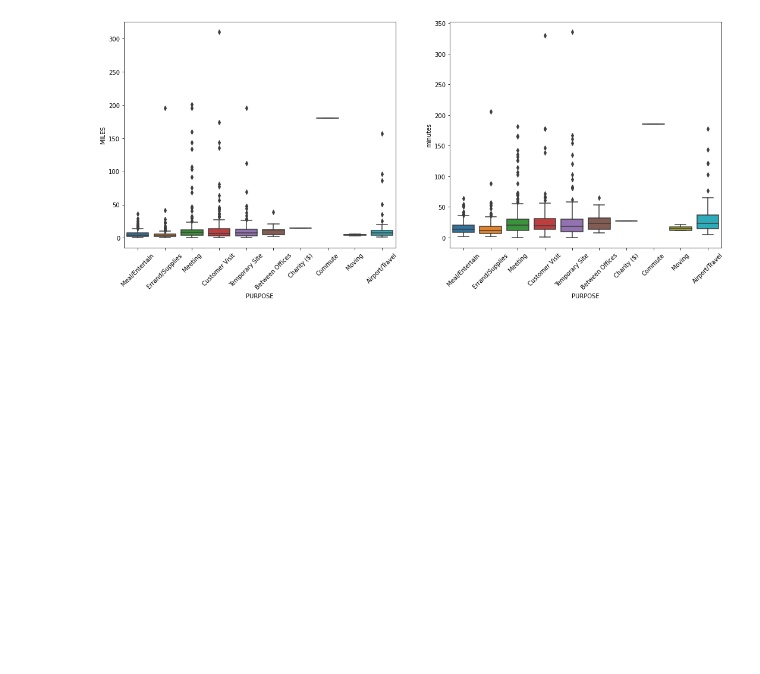
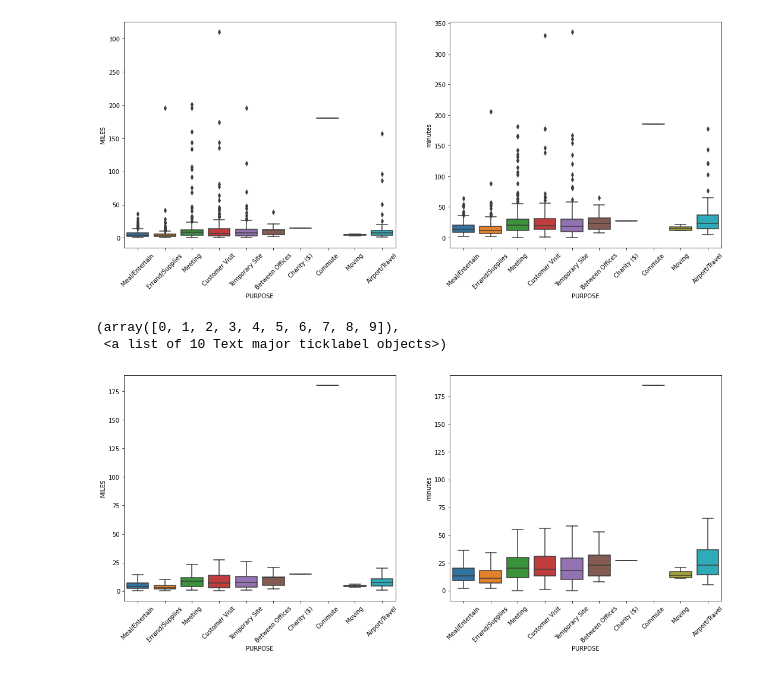
Before and after one commit to makarandsk/Uber_Analysis, a Jupyter notebook: Uber Analysis.ipynb, the cells around one changed output. Saved outputs shown, nothing was run; the diff lists cells and outputs as text; code cells hidden in the pictures; blank space fills up the shorter version.

Commit message:
Further Data Analysis

```diff
--- a/Uber Analysis.ipynb
+++ b/Uber Analysis.ipynb
@@ -334,3 +334,16 @@ plt.xticks(rotation = 45) #rotating labels for visibility
 (array([0, 1, 2, 3, 4, 5, 6, 7, 8, 9]),
  <a list of 10 Text major ticklabel objects>)
 [figure]
+# %%
+#Plotting and comparing 'MILES' & 'minutes' with respect to 'PURPOSE' without outliers
+plt.figure(figsize = (18,7))
+plt.subplot(1,2,1)
+sns.boxplot(data = df, x = df.PURPOSE, y = df.MILES, showfliers = False) #'showfliers' attribute to avoid outliers
+plt.xticks(rotation = 45)
+plt.subplot(1,2,2)
+sns.boxplot(data = df, x = df.PURPOSE, y = df.minutes, showfliers = False) #'showfliers' attribute to avoid outliers
+plt.xticks(rotation = 45)
+# %% [output]
+(array([0, 1, 2, 3, 4, 5, 6, 7, 8, 9]),
+ <a list of 10 Text major ticklabel objects>)
+[figure, added]
```
Also changed, not shown: parts of 8 cells of this notebook.
